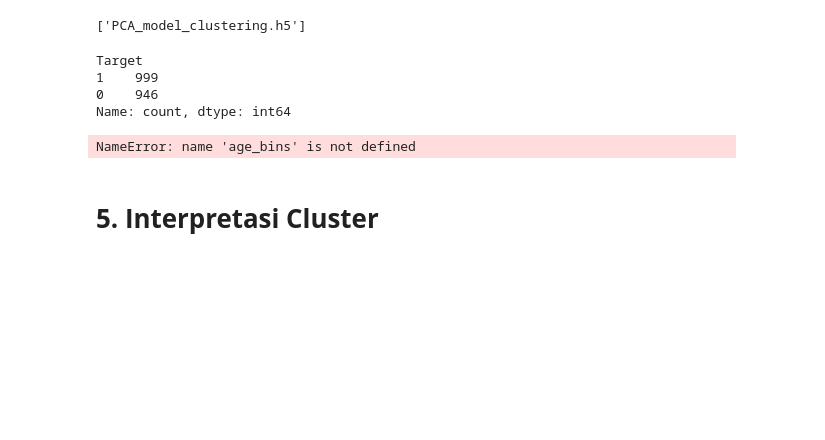
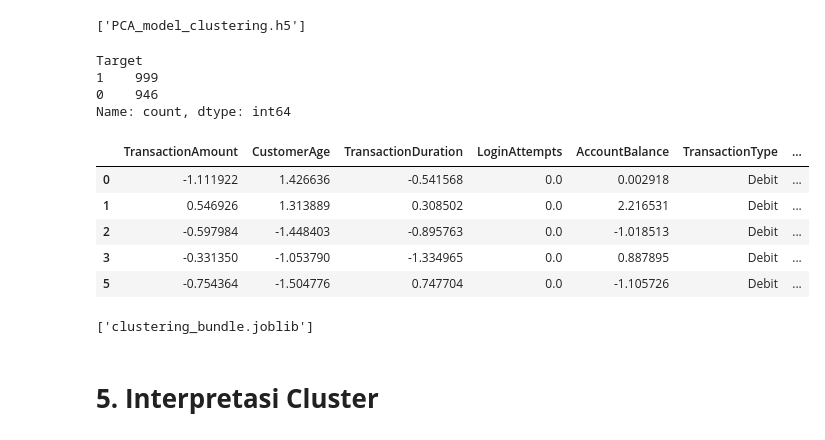
Before and after one commit to muchammadwr/bank-segmentation-customers, a Jupyter notebook: [Clustering]_Submission_Akhir_BMLP_MuchammadWildanAlkautsar.ipynb, the cells around one changed output. Cells and saved outputs as stored; diff of their text form; code cells hidden in the pictures; blank space fills up the shorter version.

Commit message:
model saved

```diff
--- a/[Clustering]_Submission_Akhir_BMLP_MuchammadWildanAlkautsar.ipynb
+++ b/[Clustering]_Submission_Akhir_BMLP_MuchammadWildanAlkautsar.ipynb
@@ -521,7 +521,7 @@ new_col_name = 'AgeGroup'
 bin_labels = ['rendah', 'sedang', 'tinggi']
 
 # Gunakan 'pd.qcut' untuk membagi data menjadi 3 kelompok
-# df[new_col_name] = pd.qcut(df[col_to_bin], q=3, labels=bin_labels, duplicates='drop')
+df[new_col_name] = pd.qcut(df[col_to_bin], q=3, labels=bin_labels, duplicates='drop')
 
 
 # Lakukan Label Encoding pada kolom baru ini agar menjadi numerik
@@ -553,7 +558,7 @@ categorical_columns = [
     "Location",
     "Channel",
     "CustomerOccupation",
-    "AgeGroupBin"
+    "AgeGroup"
 ]
 
 feature_columns = numerical_columns + categorical_columns
@@ -821,6 +826,48 @@ Target
 1    999
 0    946
 Name: count, dtype: int64
+# %%
+clustering_preprocessor = ColumnTransformer(
+    transformers=[
+        (
+            "numerical",
+            numerical_pipeline,
+            numerical_columns,
+        ),
+        (
+            "categorical",
+            "passthrough",
+            categorical_columns,
+        ),
+    ],
+    remainder="drop",
+    verbose_feature_names_out=False,
+)
+# %%
+clustering_pipeline = Pipeline(
+    steps=[
+        ("preprocessor", clustering_preprocessor),
+        (
+            "model",
+            KMeans(
+                n_clusters=2,
+                random_state=42,
+                n_init=10,
+                ),
+            ),
+        ]
+    )
+# %%
+df["Target"] = clustering_pipeline.fit_predict(X_cluster)
+
+df[feature_columns + ["Target"]].head()
+# %% [output]
+|  | TransactionAmount | CustomerAge | TransactionDuration | LoginAttempts | AccountBalance | TransactionType | ... |
+| 0 | -1.111922 | 1.426636 | -0.541568 | 0.0 | 0.002918 | Debit | ... |
+| 1 | 0.546926 | 1.313889 | 0.308502 | 0.0 | 2.216531 | Debit | ... |
+| 2 | -0.597984 | -1.448403 | -0.895763 | 0.0 | -1.018513 | Debit | ... |
+| 3 | -0.331350 | -1.053790 | -1.334965 | 0.0 | 0.887895 | Debit | ... |
+| 5 | -0.754364 | -1.504776 | 0.747704 | 0.0 | -1.105726 | Debit | ... |
 # %%
 clustering_bundle = {
     "pipeline": clustering_pipeline,
@@ -828,8 +875,6 @@ clustering_bundle = {
     "feature_columns": feature_columns,
     "numerical_columns": numerical_columns,
     "categorical_columns": categorical_columns,
-    "AgeGroupBin": age_bins,
-    "age_labels": age_labels,
 }
 
 joblib.dump(
@@ -837,7 +882,7 @@ joblib.dump(
     "clustering_bundle.joblib",
 )
 # %% [output]
-NameError: name 'age_bins' is not defined
+['clustering_bundle.joblib']
 # %% [markdown]
 # **5. Interpretasi Cluster**
 # %% [markdown]
```
Also changed, not shown: parts of 4 cells of this notebook.
